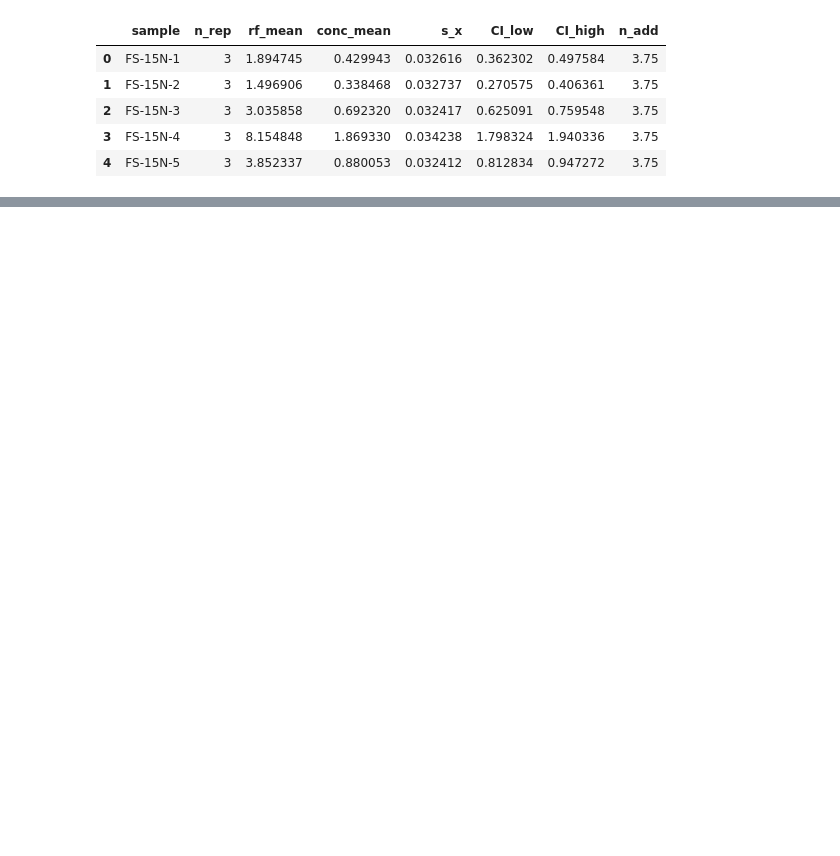
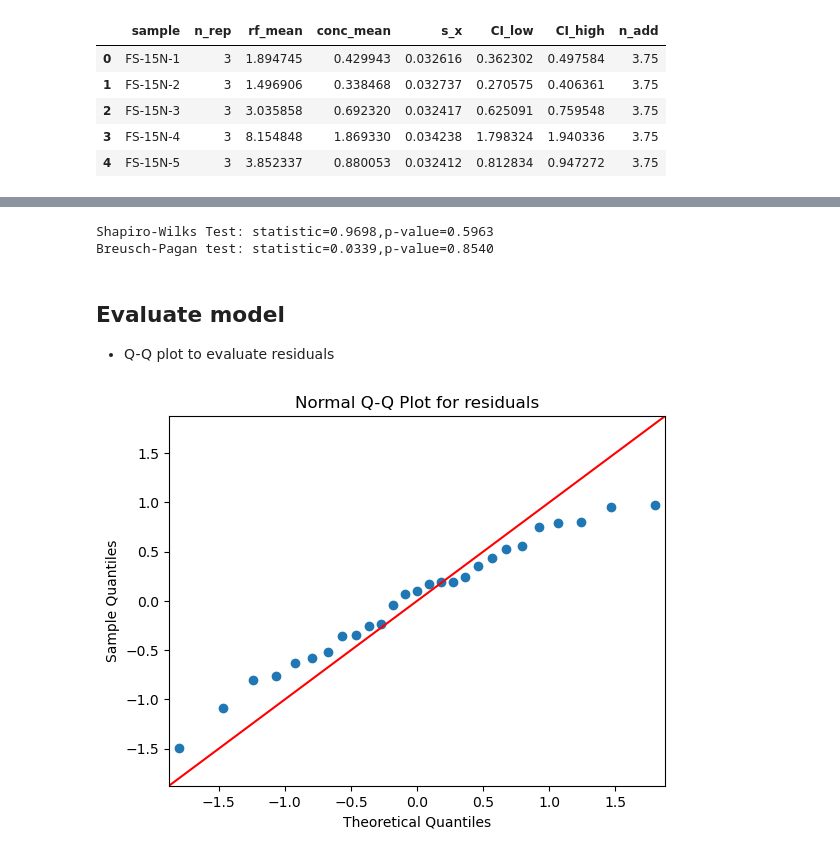
Before and after one commit to plashmore/nitrate_ce, a Jupyter notebook: 03-statistical_analysis/02-plots.ipynb, the cells around one changed output, grey strips where cells are left out. Saved outputs shown, nothing was run; the diff lists cells and outputs as text; code cells hidden in the pictures; blank space fills up the shorter version.

```diff
--- a/03-statistical_analysis/02-plots.ipynb
+++ b/03-statistical_analysis/02-plots.ipynb
@@ -380,0 +53,35 @@ Quadratic exp AIC: -35.24572836707659
+# %%
+#Redo linear model
+x=fs_data['n_add']
+y=np.log(fs_data['conc_mean'])
+
+slope,intercept,r,p,stderr=linregress(x,y)
+
+#Calculate residuals
+y_pred=intercept+slope*x
+residuals=y-y_pred
+
+#Shapiro-Wilks
+shapiro_stat,shapiro_p_value=shapiro(residuals)
+
+#Breusch-Pagan
+X=sm.add_constant(x)
+bp_stat,bp_p_value,_,_=het_breuschpagan(residuals,X)
+
+print(f"Shapiro-Wilks Test: statistic={shapiro_stat:.4f},p-value={shapiro_p_value:.4f}")
+print(f"Breusch-Pagan test: statistic={bp_stat:.4f},p-value={bp_p_value:.4f}")
+# %% [output]
+Shapiro-Wilks Test: statistic=0.9698,p-value=0.5963
+Breusch-Pagan test: statistic=0.0339,p-value=0.8540
+# %% [markdown]
+## Evaluate model
+- Q-Q plot to evaluate residuals
+# %%
+#Plot residuals vs "ideal" residuals to get an idea of what they look like
+sm.qqplot(residuals,line='45') #'45' = ideal
+plt.title("Normal Q-Q Plot for residuals")
+plt.savefig("linear-qqplot.svg", format="svg", bbox_inches="tight")
+plt.savefig("linear-qqplot.tiff",format="tiff",bbox_inches="tight",dpi=300)
+plt.show()
+# %% [output]
+[figure, added]
```
Also changed, not shown: parts of 35 cells of this notebook, 4 other files.
